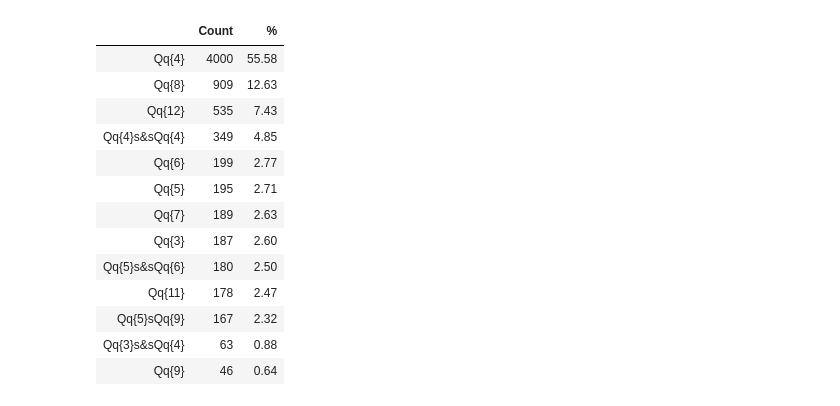
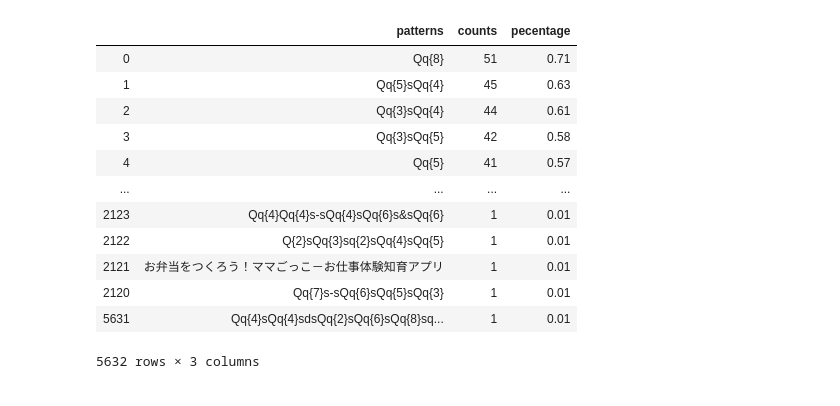
Before and after one commit to kousikimps/springboard, a Jupyter notebook: 5.2-CapstoneSubmission/columnPatternValidation.ipynb, the cells around one changed output. Drawn from its saved outputs; the diff is of its cells as text; code cells hidden in the pictures.

```diff
--- a/5.2-CapstoneSubmission/columnPatternValidation.ipynb
+++ b/5.2-CapstoneSubmission/columnPatternValidation.ipynb
@@ -80,6 +80,7 @@ def Space(inputs,start):
 		return (expression+'{'+str(cnt)+'}',start-1)
 # %%
 def mask_profile(series):
+	series_len=len(series)/100
 	def getMask(inputs):
 		regex=''
 		inputs=str(inputs)
@@ -106,9 +107,15 @@ def mask_profile(series):
 					regex = regex + inputs[i]
 				i=i+1
 		return regex
-	value = series.apply(getMask).value_counts()
-	percentage = round(series.apply(getMask).value_counts(normalize=True)*100,2)
-	result = pd.DataFrame(value)
-	result['%'] = pd.DataFrame(percentage)
-	result.columns = ['Count','%']
-	return result
+	value = series.apply(getMask)
+	result = pd.DataFrame({'pattern':value})
+	frame=result['pattern'].value_counts()
+	df_val_counts = pd.DataFrame(frame)
+	df_val_counts = df_val_counts.reset_index()
+	df_val_counts.columns = ['patterns', 'counts']
+	df_val_counts['pecentage']=round((df_val_counts['counts']/series_len),2)
+#	percentage = round(series.apply(getMask).value_counts(normalize=True)*100,2)
+#	result = pd.DataFrame(value)
+#	result['%'] = pd.DataFrame(percentage)
+#	result.columns = ['Count','%']
+	return df_val_counts
@@ -115,19 +139,18 @@ def mask_profile(series):
 # %%
-# column value pattern in prime_genre
-mask_profile(data['prime_genre'])
+#Top 10 column value pattern in track_name
+mask_profile(data['track_name']).sort_values(by='pecentage',ascending=False)
 # %% [output]
-|  | Count | % |
-| Qq{4} | 4000 | 55.58 |
-| Qq{8} | 909 | 12.63 |
-| Qq{12} | 535 | 7.43 |
-| Qq{4}s&sQq{4} | 349 | 4.85 |
-| Qq{6} | 199 | 2.77 |
-| Qq{5} | 195 | 2.71 |
-| Qq{7} | 189 | 2.63 |
-| Qq{3} | 187 | 2.60 |
-| Qq{5}s&sQq{6} | 180 | 2.50 |
-| Qq{11} | 178 | 2.47 |
-| Qq{5}sQq{9} | 167 | 2.32 |
-| Qq{3}s&sQq{4} | 63 | 0.88 |
-| Qq{9} | 46 | 0.64 |
+|  | patterns | counts | pecentage |
+| 0 | Qq{8} | 51 | 0.71 |
+| 1 | Qq{5}sQq{4} | 45 | 0.63 |
+| 2 | Qq{3}sQq{4} | 44 | 0.61 |
+| 3 | Qq{3}sQq{5} | 42 | 0.58 |
+| 4 | Qq{5} | 41 | 0.57 |
+| ... | ... | ... | ... |
+| 2123 | Qq{4}Qq{4}s-sQq{4}sQq{6}s&sQq{6} | 1 | 0.01 |
+| 2122 | Q{2}sQq{3}sq{2}sQq{4}sQq{5} | 1 | 0.01 |
+| 2121 | お弁当をつくろう！ママごっこ－お仕事体験知育アプリ | 1 | 0.01 |
+| 2120 | Qq{7}s-sQq{6}sQq{5}sQq{3} | 1 | 0.01 |
+| 5631 | Qq{4}sQq{4}sdsQq{2}sQq{6}sQq{8}sq... | 1 | 0.01 |
+5632 rows × 3 columns
 # %%
```
Also changed, not shown: parts of 19 cells of this notebook, 2 other files.
